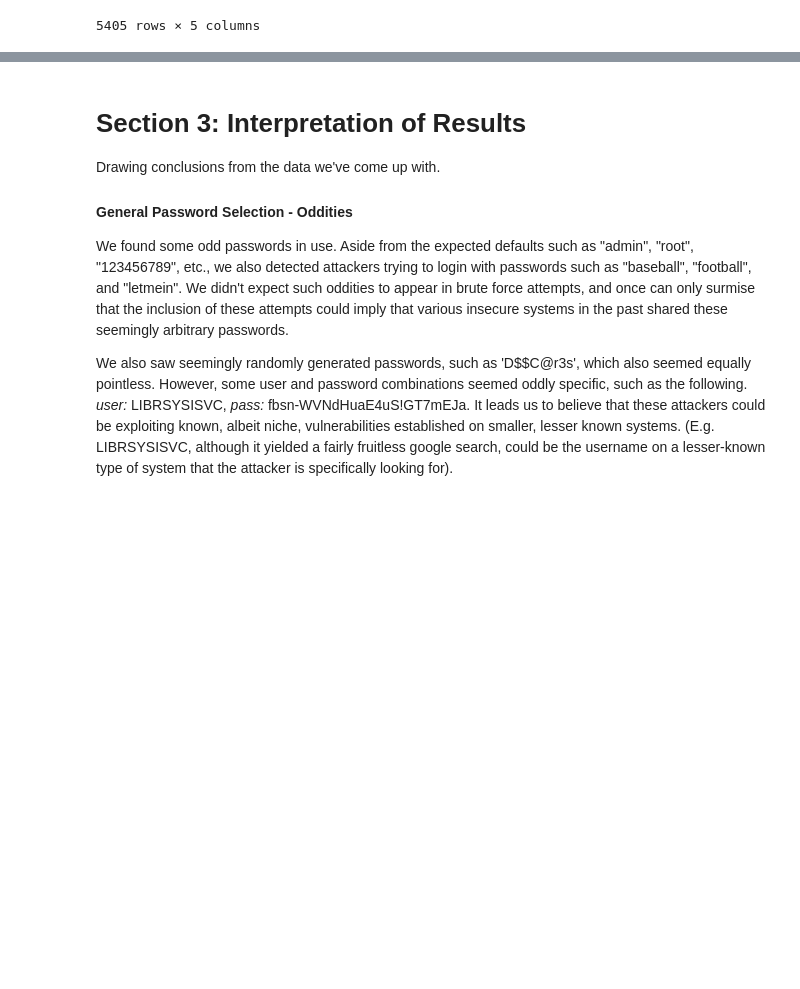
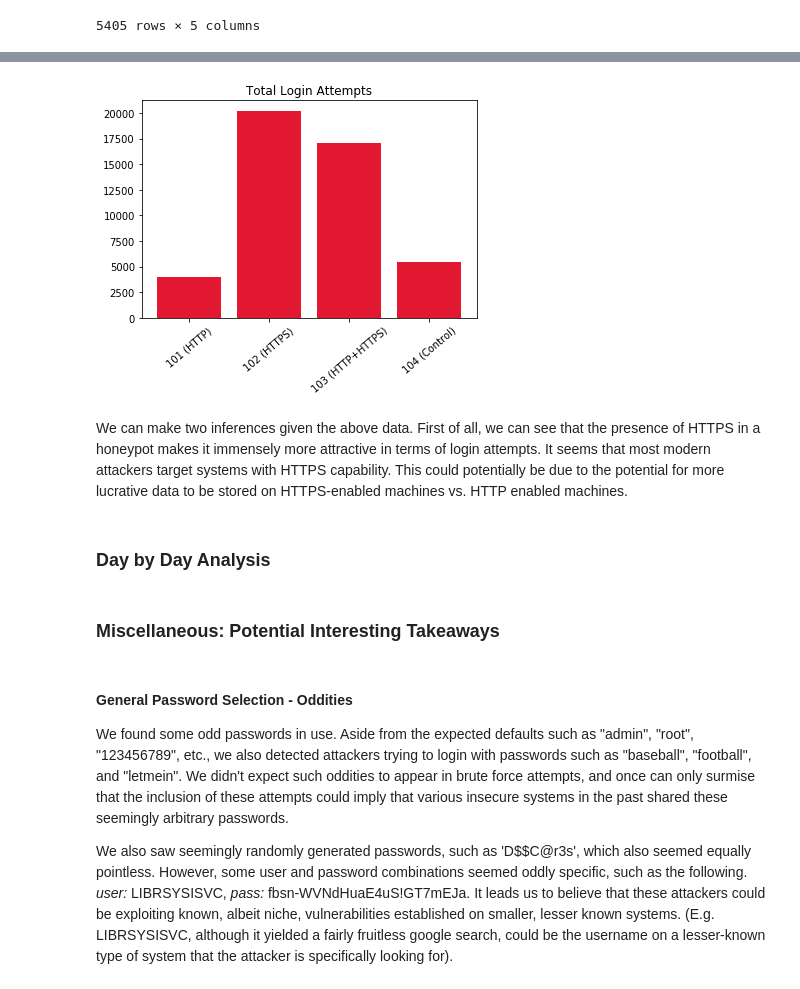
Before and after one commit to AkiPraveen/HACS202-data-analysis, a Jupyter notebook: notebooks/202-data-analysis.ipynb, the cells around one changed output, grey strips where cells are left out. Drawn from its saved outputs; the diff is of its cells as text; code cells hidden in the pictures; blank space fills up the shorter version.

Commit message:
started plots for data analysis

```diff
--- a/notebooks/202-data-analysis.ipynb
+++ b/notebooks/202-data-analysis.ipynb
@@ -429,0 +460,13 @@ I noticed when performing my exploratory data analysis that there were multiple
+# %%
+def identify_no_password(input_string):
+    if not input_string:
+        return None
+    nopass = re.search('^<no pass>$', input_string, re.IGNORECASE)
+    anypass = re.search('^<any pass>$', input_string, re.IGNORECASE)
+    if nopass or anypass:
+        return None
+    else:
+        return input_string
+
+login_df_102['password'] = login_df_102['password'].apply(identify_no_password)
+login_df_102['password']
@@ -429,0 +493,4 @@ I noticed when performing my exploratory data analysis that there were multiple
+# %%
+login_df_101['password'] = login_df_101['password'].apply(identify_no_password)
+login_df_103['password'] = login_df_103['password'].apply(identify_no_password)
+login_df_104['password'] = login_df_104['password'].apply(identify_no_password)
@@ -429,0 +528,13 @@ I noticed when performing my exploratory data analysis that there were multiple
+# %%
+# total overall login attempts
+bar = {u'101 (HTTP)':len(login_df_101), u'102 (HTTPS)':len(login_df_102), u'103 (HTTP+HTTPS)':len(login_df_103), u'104 (Control)':len(login_df_104),}
+
+plt.bar(*zip(*bar.items()),color='#E21833')
+plt.xticks(rotation='40')
+plt.title("Total Login Attempts")
+plt.savefig('../plots/total_attempts.png')
+plt.show()
+# %% [output]
+[figure, added]
+# %% [markdown]
+We can make two inferences given the above data. First of all, we can see that the presence of HTTPS in a honeypot makes it immensely more attractive in terms of login attempts. It seems that most modern attackers target systems with HTTPS capability. This could potentially be due to the potential for more lucrative data to be stored on HTTPS-enabled machines vs. HTTP enabled machines.
@@ -430,8 +543,8 @@ I noticed when performing my exploratory data analysis that there were multiple
+# %% [markdown]
+### Day by Day Analysis
+# %% [markdown]
+### Miscellaneous: Potential Interesting Takeaways
 # %% [markdown]
-# Section 3: Interpretation of Results <a name="sec3"></a>
-
-Drawing conclusions from the data we've come up with.
-
 #### General Password Selection - Oddities
 
 We found some odd passwords in use. Aside from the expected defaults such as "admin", "root", "123456789", etc., we also detected attackers trying to login with passwords such as "baseball", "football", and "letmein". We didn't expect such oddities to appear in brute force attempts, and once can only surmise that the inclusion of these attempts could imply that various insecure systems in the past shared these seemingly arbitrary passwords.
```
Also changed, not shown: parts of 17 cells of this notebook, 1 other file.
